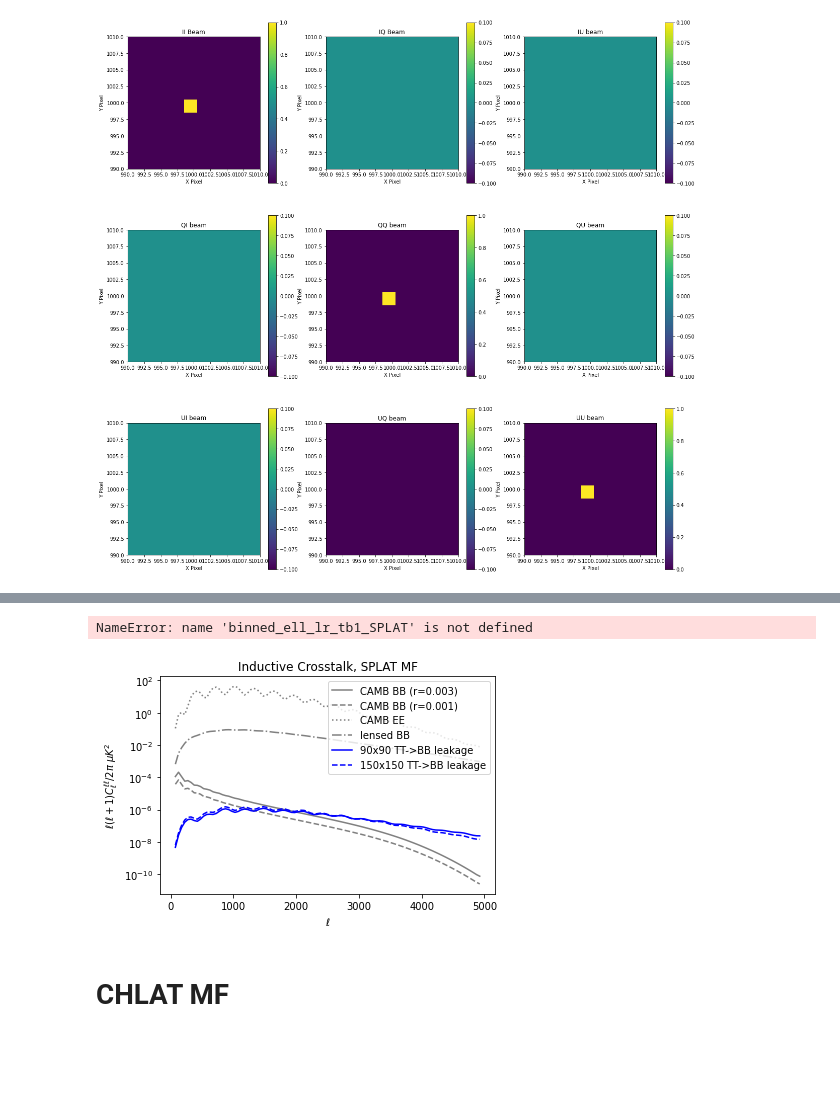
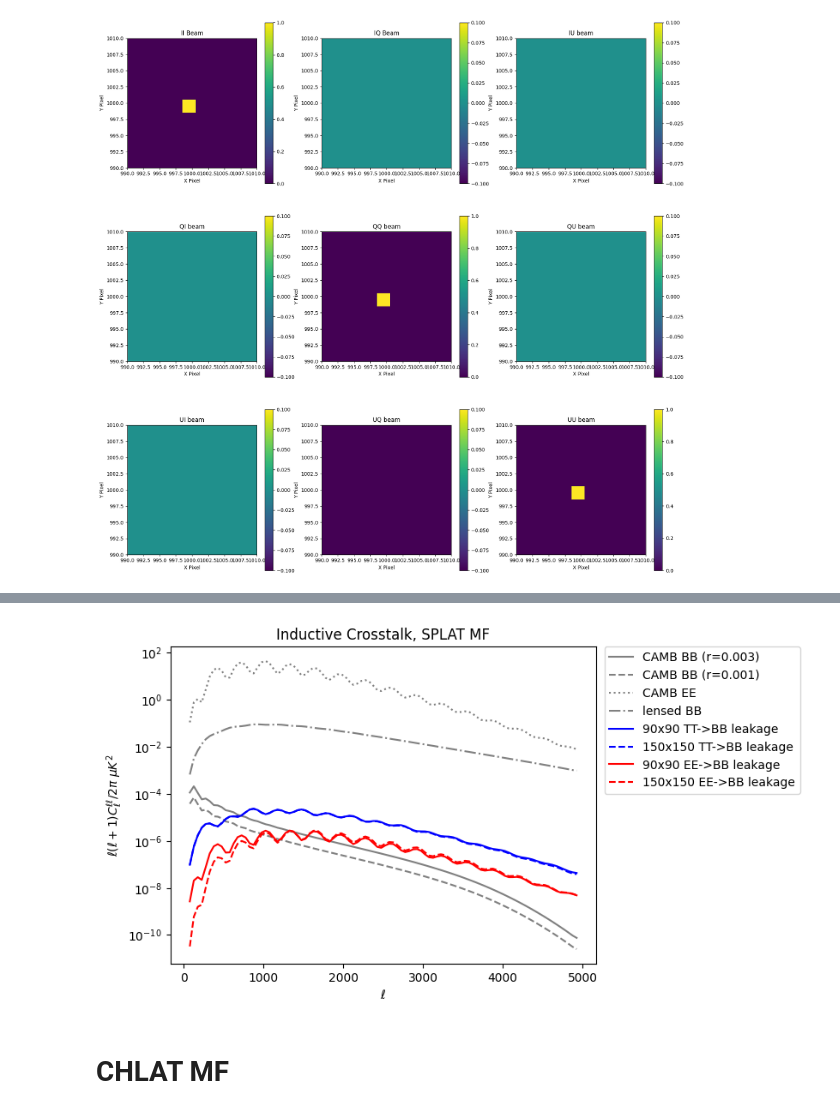
Before and after one commit to CMB-S4/map_multi_tool, a Jupyter notebook: crosstalk/calculate_inductive_crosstalk.ipynb, the cells around one changed output, grey strips where cells are left out. Saved outputs shown, nothing was run; the diff lists cells and outputs as text; code cells hidden in the pictures; blank space fills up the shorter version.

```diff
--- a/crosstalk/calculate_inductive_crosstalk.ipynb
+++ b/crosstalk/calculate_inductive_crosstalk.ipynb
@@ -1741,15 +1893,10 @@ for Freq1 in freqs:
                 coupling_dict2[(Freq1,Freq2)][det] = 'na'
 # %%
 #calculate crosstalk 3x3 IQU beams
-convolved_beam_matrix_1 = calculate_crosstalk2(det_dict, coupling_dict, coupling_dict_2, freq1,freq1, pixel_size, perc_corr, N, beam_fwhm_90, sky_decomp, TtoP_suppress, delta_ell, ell_max, choose_normalization)
-convolved_beam_matrix_2 = calculate_crosstalk2(det_dict, coupling_dict, coupling_dict_2, freq1,freq2, pixel_size, perc_corr, N, beam_fwhm_90, sky_decomp, TtoP_suppress, delta_ell, ell_max, choose_normalization)
-convolved_beam_matrix_3 = calculate_crosstalk2(det_dict, coupling_dict, coupling_dict_2, freq2,freq2, pixel_size, perc_corr, N, beam_fwhm_150, sky_decomp, TtoP_suppress, delta_ell, ell_max, choose_normalization)
-convolved_beam_matrix_4 = calculate_crosstalk2(det_dict, coupling_dict, coupling_dict_2, freq2,freq1, pixel_size, perc_corr, N, beam_fwhm_150, sky_decomp, TtoP_suppress, delta_ell, ell_max, choose_normalization)
-
-binned_ell_lr_tb1_SPLAT, binned_spectra_lr_tb1_SPLAT, binned_beam_lr_tb1_SPLAT = get_leakage_spectra2(convolved_beam_matrix_1, pixel_size, N, beam_fwhm_90, sky_decomp, delta_ell, ell_max, choose_normalization)
-binned_ell_lr_tb2_SPLAT, binned_spectra_lr_tb2_SPLAT, binned_beam_lr_tb2_SPLAT = get_leakage_spectra2(convolved_beam_matrix_2, pixel_size, N, beam_fwhm_90, sky_decomp, delta_ell, ell_max, choose_normalization)
-binned_ell_lr_tb3_SPLAT, binned_spectra_lr_tb3_SPLAT, binned_beam_lr_tb3_SPLAT = get_leakage_spectra2(convolved_beam_matrix_3, pixel_size, N, beam_fwhm_150, sky_decomp, delta_ell, ell_max, choose_normalization)
-binned_ell_lr_tb4_SPLAT, binned_spectra_lr_tb4_SPLAT, binned_beam_lr_tb4_SPLAT = get_leakage_spectra2(convolved_beam_matrix_4, pixel_size, N, beam_fwhm_150, sky_decomp, delta_ell, ell_max, choose_normalization)
+convolved_beam_matrix_1 = calculate_crosstalk2(det_dict, coupling_dict, coupling_dict_2, freq1,freq1, pixel_size, perc_corr, N, beam_fwhm_90, delta_ell, ell_max)
+convolved_beam_matrix_2 = calculate_crosstalk2(det_dict, coupling_dict, coupling_dict_2, freq1,freq2, pixel_size, perc_corr, N, beam_fwhm_90, delta_ell, ell_max)
+convolved_beam_matrix_3 = calculate_crosstalk2(det_dict, coupling_dict, coupling_dict_2, freq2,freq2, pixel_size, perc_corr, N, beam_fwhm_150, delta_ell, ell_max)
+convolved_beam_matrix_4 = calculate_crosstalk2(det_dict, coupling_dict, coupling_dict_2, freq2,freq1, pixel_size, perc_corr, N, beam_fwhm_150, delta_ell, ell_max)
 # %% [output]
 [figure]
 [figure]
@@ -1814,7 +2095,7 @@ while i<len(bb_lense):
     BB001.append(float(bb001[i]))
     i+=1
 
-binned_ell = np.arange(binned_ell_lr_tb1_SPLAT[0],ell_max,delta_ell)
+binned_ell = np.arange(ell_SPLAT_BB_1[0],ell_max,delta_ell)
 inds = np.digitize(ell,binned_ell)
 
 binned_BB = []
@@ -1867,36 +2148,28 @@ binned_TT.append(np.nan)
 binned_EE.append(np.nan)
 binned_BB_lense.append(np.nan)
 binned_BB001.append(np.nan)
-
-plt.plot(binned_ell,binned_TT,'-',color='gray',label='TT')
-plt.plot(binned_ell,binned_EE,':',color='gray',label='EE')
-plt.plot(binned_ell,binned_BB,'--',color='gray',label='BB')
-plt.plot(binned_ell,binned_BB_lense,'-.',color='gray',label='lensed BB')
-plt.xlabel('$\ell$')
-plt.ylabel('$\ell(\ell+1)C_\ell/2\pi$')
-plt.title('CMB Power Spectra for r=0.003')
-plt.yscale('log')
-plt.legend()
-plt.show()
-# %% [output]
-NameError: name 'binned_ell_lr_tb1_SPLAT' is not defined
 # %%
-#Order of magnitude of TT->BB leakage compared to CAMB BB spectrum for r=0.003
+#Order of magnitude compared to CAMB spectra
 plt.plot(binned_ell, binned_BB,'-',color='gray',label='CAMB BB (r=0.003)')
 plt.plot(binned_ell, binned_BB001,'--',color='gray',label='CAMB BB (r=0.001)')
 plt.plot(binned_ell, binned_EE,':',color='gray',label='CAMB EE')
 plt.plot(binned_ell,binned_BB_lense,'-.',color='gray',label='lensed BB')
-plt.plot(binned_ell, binned_TT*(binned_spectra_lr_tb1_SPLAT['BB']/binned_beam_lr_tb1_SPLAT),'-',color='blue',label='90x90 TT->BB leakage')
-plt.plot(binned_ell, binned_TT*(binned_spectra_lr_tb3_SPLAT['BB']/binned_beam_lr_tb3_SPLAT),'--',color='blue',label='150x150 TT->BB leakage')
+
+plt.plot(binned_ell, binned_TT*(spectra_SPLAT_TT_1['BB']),'-',color='blue',label='90x90 TT->BB leakage')
+plt.plot(binned_ell, binned_TT*(spectra_SPLAT_TT_3['BB']),'--',color='blue',label='150x150 TT->BB leakage')
+
+plt.plot(binned_ell, binned_EE*(spectra_SPLAT_EE_1['BB']),'-',color='red',label='90x90 EE->BB leakage')
+plt.plot(binned_ell, binned_EE*(spectra_SPLAT_EE_3['BB']),'--',color='red',label='150x150 EE->BB leakage')
+
 
 plt.yscale('log')
 plt.title('Inductive Crosstalk, SPLAT MF')
 plt.xlabel('$\ell$')
 plt.ylabel('$\ell(\ell+1)C_\ell^{\ell\ell}/2\pi$ $\mu K^2$')
-plt.legend()#(bbox_to_anchor=(1.02, 1), loc='upper left', borderaxespad=0)
+plt.legend(bbox_to_anchor=(1.02, 1), loc='upper left', borderaxespad=0)
 plt.show()
 # %% [output]
-[figure, old version]
+[figure, new version]
 # %% [markdown]
 # CHLAT MF
 # %%
```
Also changed, not shown: parts of 26 cells of this notebook, 5 other files.
